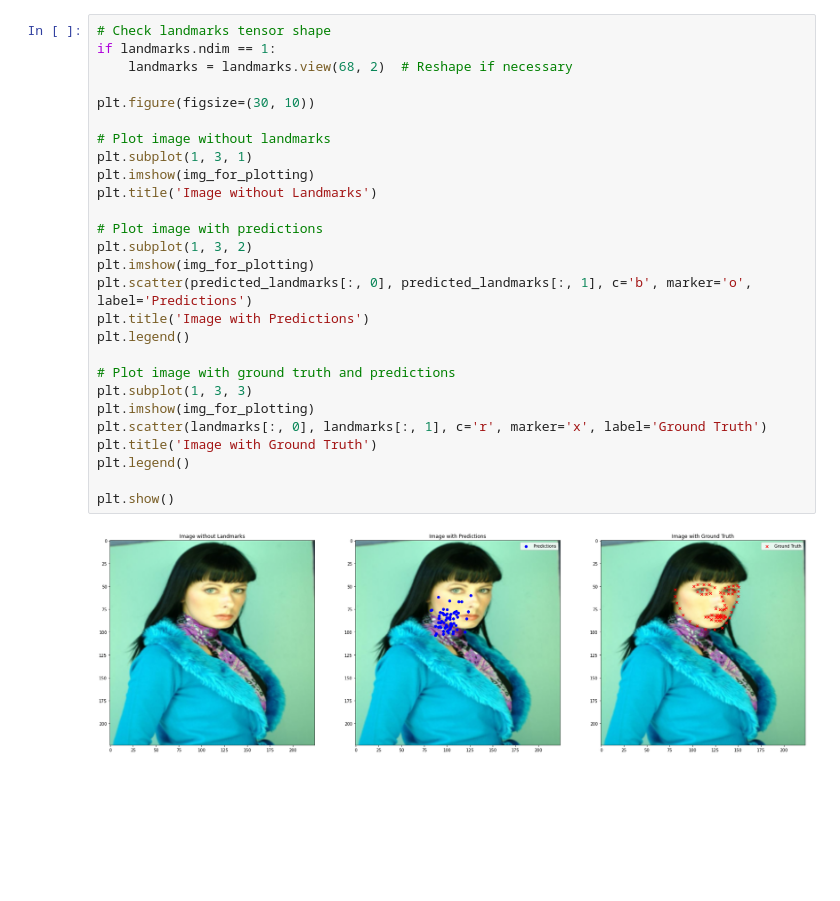
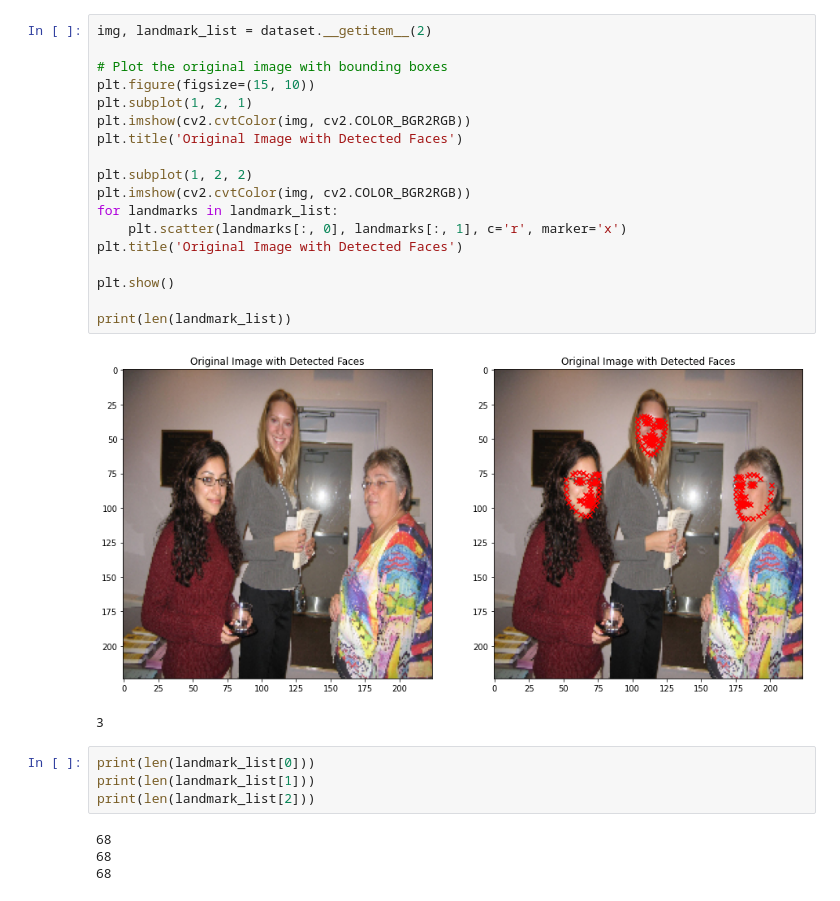
Before and after one commit to LucaLemos/UFRPE_VisaoComputacional, a Jupyter notebook: model.ipynb, the cells around one changed output. Cells and saved outputs as stored; diff of their text form; blank space fills up the shorter version.

```diff
--- a/model.ipynb
+++ b/model.ipynb
@@ -90,29 +12,29 @@ predicted_landmarks = outputs.cpu().numpy().reshape(68, 2)
-# %%
-# Check landmarks tensor shape
-if landmarks.ndim == 1:
-    landmarks = landmarks.view(68, 2)  # Reshape if necessary
-
-plt.figure(figsize=(30, 10))
-
-# Plot image without landmarks
-plt.subplot(1, 3, 1)
-plt.imshow(img_for_plotting)
-plt.title('Image without Landmarks')
-
-# Plot image with predictions
-plt.subplot(1, 3, 2)
-plt.imshow(img_for_plotting)
-plt.scatter(predicted_landmarks[:, 0], predicted_landmarks[:, 1], c='b', marker='o', label='Predictions')
-plt.title('Image with Predictions')
-plt.legend()
-
-# Plot image with ground truth and predictions
-plt.subplot(1, 3, 3)
-plt.imshow(img_for_plotting)
-plt.scatter(landmarks[:, 0], landmarks[:, 1], c='r', marker='x', label='Ground Truth')
-plt.title('Image with Ground Truth')
-plt.legend()
-
-plt.show()
-# %% [output]
-[figure, removed]
+# %%
+img, landmark_list = dataset.__getitem__(2)
+
+# Plot the original image with bounding boxes
+plt.figure(figsize=(15, 10))
+plt.subplot(1, 2, 1)
+plt.imshow(cv2.cvtColor(img, cv2.COLOR_BGR2RGB))
+plt.title('Original Image with Detected Faces')
+
+plt.subplot(1, 2, 2)
+plt.imshow(cv2.cvtColor(img, cv2.COLOR_BGR2RGB))
+for landmarks in landmark_list:
+    plt.scatter(landmarks[:, 0], landmarks[:, 1], c='r', marker='x')
+plt.title('Original Image with Detected Faces')
+
+plt.show()
+
+print(len(landmark_list))
+# %% [output]
+[figure, added]
+3
+# %%
+print(len(landmark_list[0]))
+print(len(landmark_list[1]))
+print(len(landmark_list[2]))
+# %% [output]
+68
+68
+68
```
Also changed, not shown: parts of 7 cells of this notebook, 2 other files.
